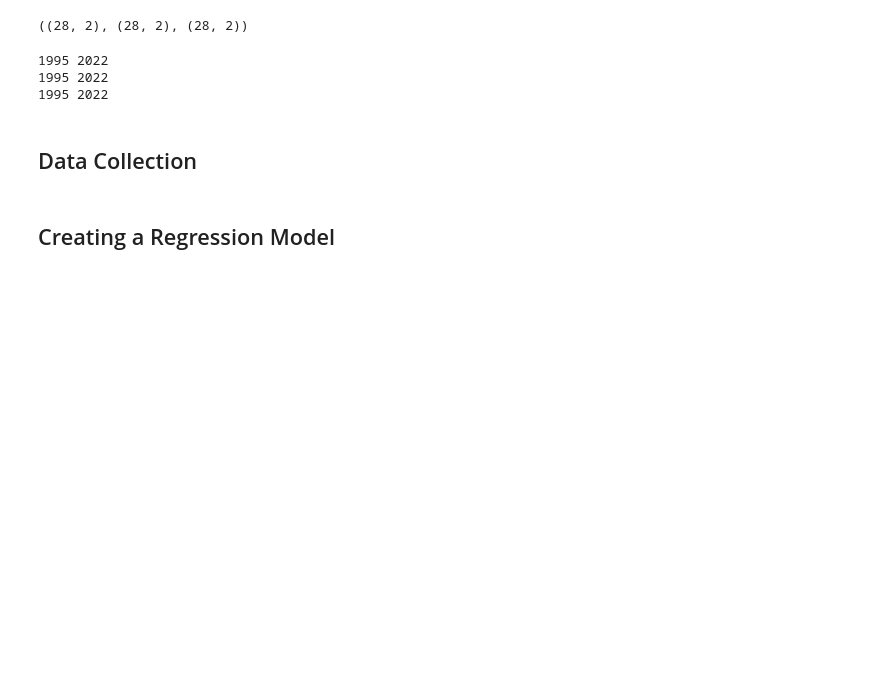
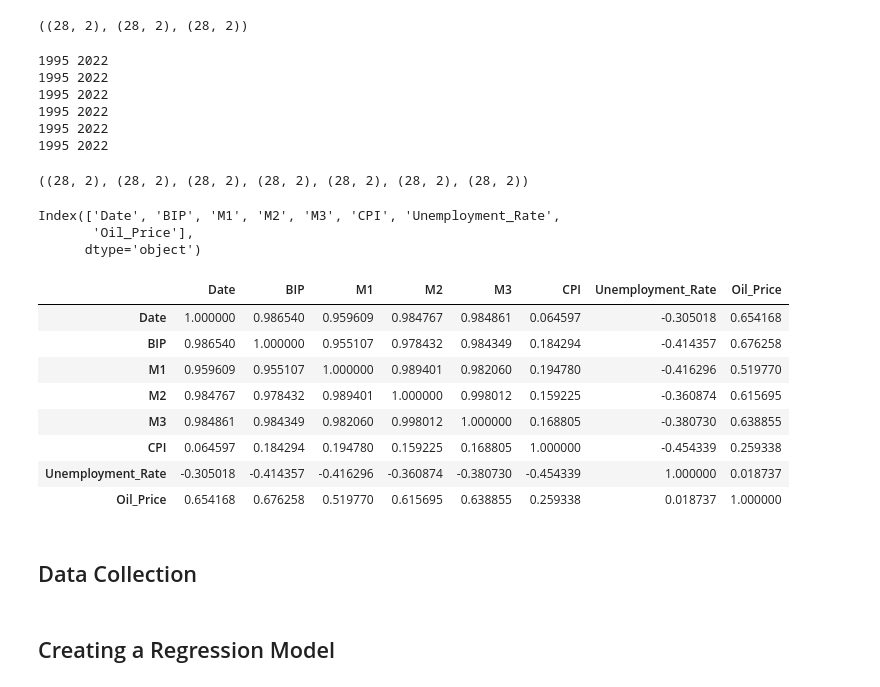
Before and after one commit to RiccardoDAndrea/Training, a Jupyter notebook: Scripts/models/Linear Regression/EU_LR.ipynb, the cells around one changed output. Drawn from its saved outputs; the diff is of its cells as text; code cells hidden in the pictures; blank space fills up the shorter version.

```diff
--- a/Scripts/models/Linear Regression/EU_LR.ipynb
+++ b/Scripts/models/Linear Regression/EU_LR.ipynb
@@ -271,10 +274,46 @@ CPI_EUArea_yearly_filtered.shape, unemployment_rate_EUArea_yearly_filtered.shape
 print(CPI_EUArea_yearly_filtered['Date'].min(), CPI_EUArea_yearly_filtered['Date'].max())
 print(unemployment_rate_EUArea_yearly_filtered['Date'].min(), unemployment_rate_EUArea_yearly_filtered['Date'].max())
 print(Oil_price_yearly_filtered['Date'].min(), Oil_price_yearly_filtered['Date'].max())
+print(df_m1_yearly_filtered['Date'].min(), df_m1_yearly_filtered['Date'].max())
+print(df_m2_yearly_filtered['Date'].min(), df_m2_yearly_filtered['Date'].max())
+print(df_m3_yearly_filtered['Date'].min(), df_m3_yearly_filtered['Date'].max())
+
+df_m1_yearly_filtered.shape, df_m2_yearly_filtered.shape, df_m3_yearly_filtered.shape, BIPEUArea.shape, CPI_EUArea_yearly_filtered.shape, unemployment_rate_EUArea_yearly_filtered.shape, Oil_price_yearly_filtered.shape
 # %% [output]
 1995 2022
 1995 2022
 1995 2022
+1995 2022
+1995 2022
+1995 2022
+((28, 2), (28, 2), (28, 2), (28, 2), (28, 2), (28, 2), (28, 2))
+# %%
+#zusammenführen der variablen in einem Datensatz
+df_merged = pd.merge(BIPEUArea, df_m1_yearly_filtered, on='Date', how='inner')
+df_merged = pd.merge(df_merged, df_m2_yearly_filtered, on='Date', how='inner')
+df_merged = pd.merge(df_merged, df_m3_yearly_filtered, on='Date', how='inner')
+df_merged = pd.merge(df_merged, CPI_EUArea_yearly_filtered, on='Date', how='inner')
+df_merged = pd.merge(df_merged, unemployment_rate_EUArea_yearly_filtered, on='Date', how='inner')
+df_merged = pd.merge(df_merged, Oil_price_yearly_filtered, on='Date', how='inner')
+df_merged.to_csv('/Users/riccardo/Desktop/Repositorys_Github/Training/Scripts/models/Linear Regression/Data_EU/ECB Data Merged Euro_Area.csv', index=False)
+# %%
+df_merged.columns
+# %% [output]
+Index(['Date', 'BIP', 'M1', 'M2', 'M3', 'CPI', 'Unemployment_Rate',
+       'Oil_Price'],
+      dtype='object')
+# %%
+df_merged.corr()
+# %% [output]
+|  | Date | BIP | M1 | M2 | M3 | CPI | Unemployment_Rate | Oil_Price |
+| Date | 1.000000 | 0.986540 | 0.959609 | 0.984767 | 0.984861 | 0.064597 | -0.305018 | 0.654168 |
+| BIP | 0.986540 | 1.000000 | 0.955107 | 0.978432 | 0.984349 | 0.184294 | -0.414357 | 0.676258 |
+| M1 | 0.959609 | 0.955107 | 1.000000 | 0.989401 | 0.982060 | 0.194780 | -0.416296 | 0.519770 |
+| M2 | 0.984767 | 0.978432 | 0.989401 | 1.000000 | 0.998012 | 0.159225 | -0.360874 | 0.615695 |
+| M3 | 0.984861 | 0.984349 | 0.982060 | 0.998012 | 1.000000 | 0.168805 | -0.380730 | 0.638855 |
+| CPI | 0.064597 | 0.184294 | 0.194780 | 0.159225 | 0.168805 | 1.000000 | -0.454339 | 0.259338 |
+| Unemployment_Rate | -0.305018 | -0.414357 | -0.416296 | -0.360874 | -0.380730 | -0.454339 | 1.000000 | 0.018737 |
+| Oil_Price | 0.654168 | 0.676258 | 0.519770 | 0.615695 | 0.638855 | 0.259338 | 0.018737 | 1.000000 |
 # %% [markdown]
 ## Data Collection
 # %% [markdown]
```
Also changed, not shown: parts of 13 cells of this notebook, 2 other files.
